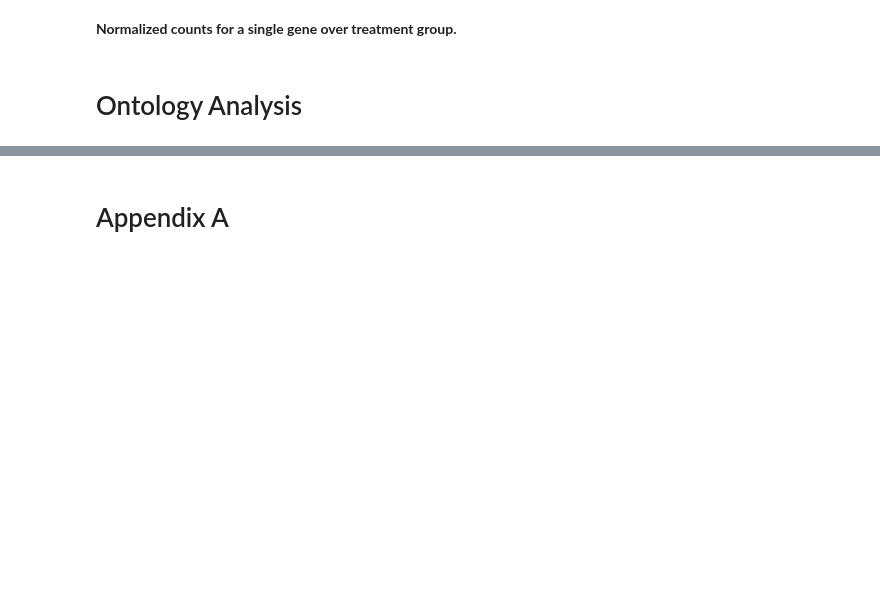
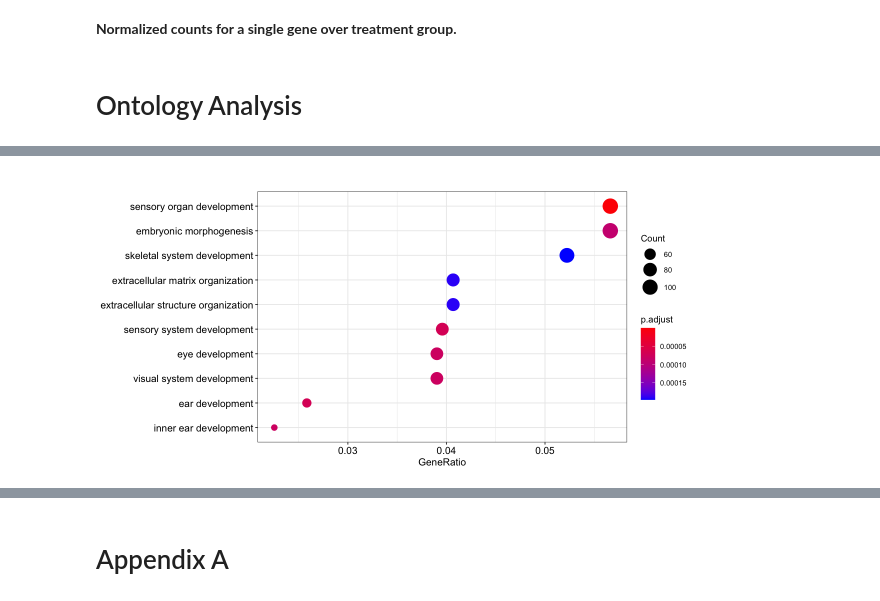
Before and after one commit to compbiocore/DEseq_workshop_2_2021, a Jupyter notebook: deseq_workshop_2.ipynb, the cells around one changed output, grey strips where cells are left out. Saved outputs shown, nothing was run; the diff lists cells and outputs as text; code cells hidden in the pictures; blank space fills up the shorter version.

```diff
--- a/deseq_workshop_2.ipynb
+++ b/deseq_workshop_2.ipynb
@@ -785,0 +672,10 @@ For any questions related to this material, or to submit a request for assistanc
+# %%
+down_ego <- enrichGO(gene = rownames(down_genes),
+          keyType = 'ENSEMBL',
+          ont = 'ALL',
+          universe = rownames(res),
+          OrgDb = orgdb,
+          readable = TRUE)
+dotplot(down_ego)
+# %% [output]
+[figure, added]
```
Also changed, not shown: parts of 103 cells of this notebook.
